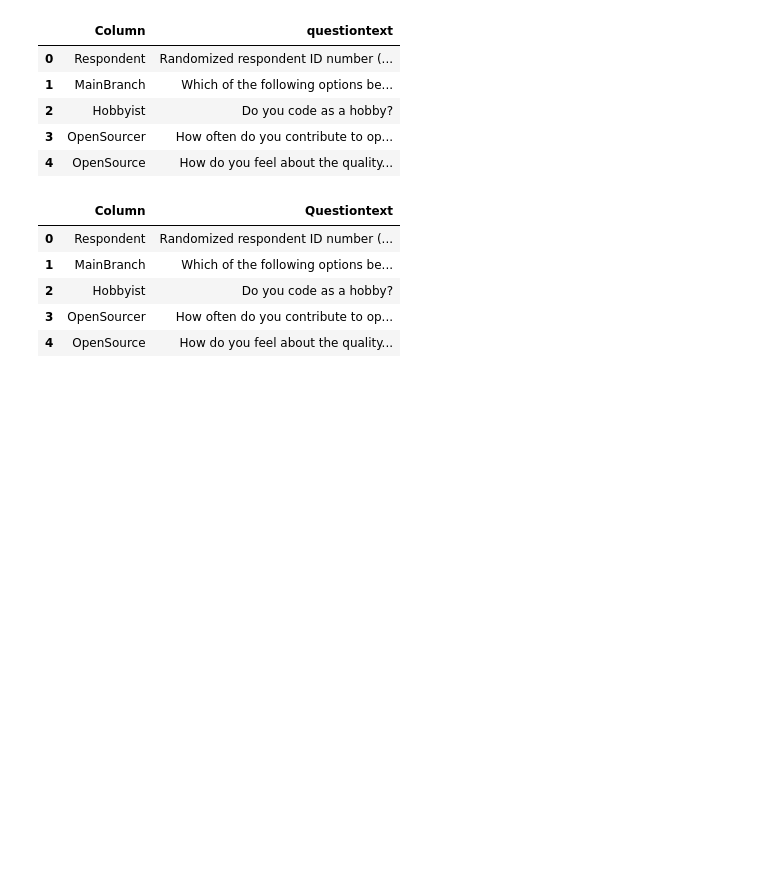
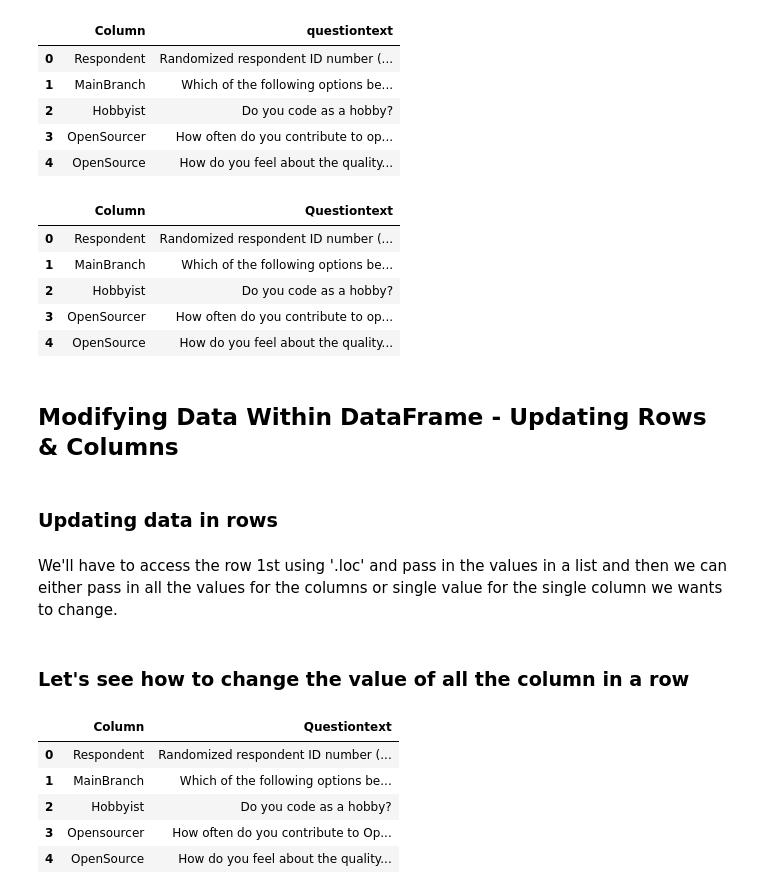
Before and after one commit to ansafjunaid/Stack-OverFlow-Data-Exploration, a Jupyter notebook: Pandas_DataFrame_Part-1.ipynb, the cells around one changed output. Cells and saved outputs as stored; diff of their text form; code cells hidden in the pictures; blank space fills up the shorter version.

```diff
--- a/Pandas_DataFrame_Part-1.ipynb
+++ b/Pandas_DataFrame_Part-1.ipynb
@@ -319,0 +330,2 @@ schema_df.sort_index(ascending = False)
+# %%
+schema_df.reset_index(inplace = True)
@@ -513,0 +531,18 @@ schema_df.head()
+# %% [markdown]
+## Modifying Data Within DataFrame - Updating Rows & Columns
+# %% [markdown]
+### Updating data in rows
+# %% [markdown]
+We'll have to access the row 1st using '.loc' and pass in the values in a list and then we can either pass in all the values for the columns or single value for the single column we wants to change.
+# %% [markdown]
+### Let's see how to change the value of all the column in a row
+# %%
+schema_df.loc[3] = ['Opensourcer', 'How often do you contribute to Open Source?']
+schema_df.head()
+# %% [output]
+|  | Column | Questiontext |
+| 0 | Respondent | Randomized respondent ID number (... |
+| 1 | MainBranch | Which of the following options be... |
+| 2 | Hobbyist | Do you code as a hobby? |
+| 3 | Opensourcer | How often do you contribute to Op... |
+| 4 | OpenSource | How do you feel about the quality... |
```
Also changed, not shown: parts of 80 cells of this notebook.
